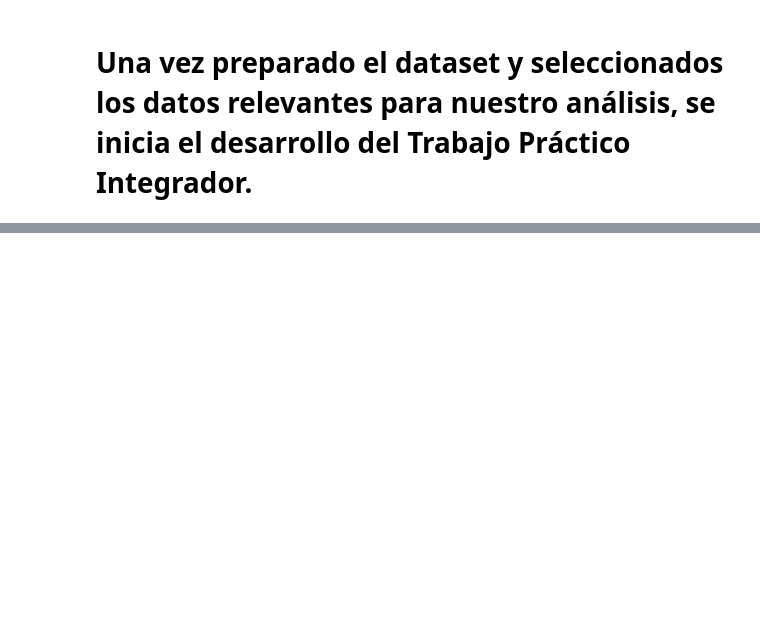
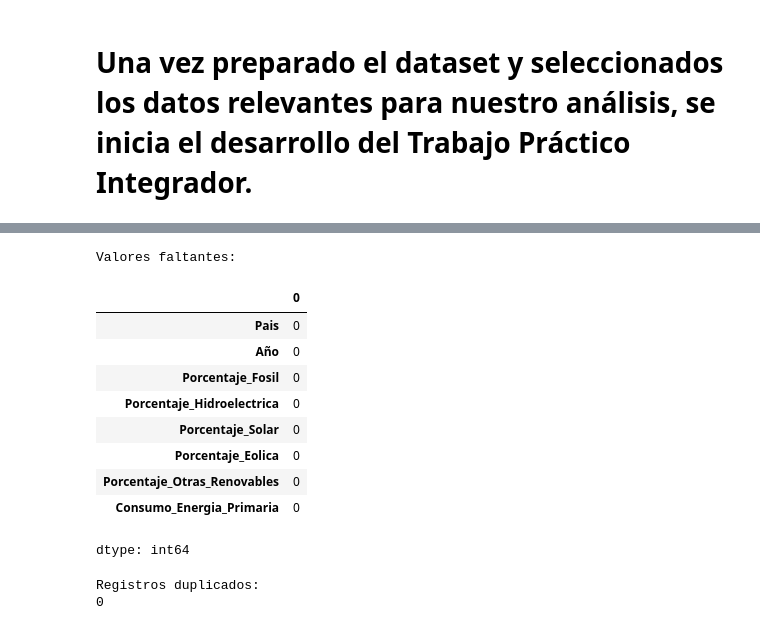
Before and after one commit to dacdemon/ITD, a Jupyter notebook: INTEGRADOR CORIA DAMIAN.ipynb, the cells around one changed output, grey strips where cells are left out. Drawn from its saved outputs; the diff is of its cells as text; code cells hidden in the pictures; blank space fills up the shorter version.

```diff
--- a/INTEGRADOR CORIA DAMIAN.ipynb
+++ b/INTEGRADOR CORIA DAMIAN.ipynb
@@ -158,0 +243,24 @@ Año final: 2024
+# %%
+# Verificamos valores faltantes
+
+print("Valores faltantes:")
+display(df.isnull().sum())
+
+# Verificamos registros duplicados
+
+print("\nRegistros duplicados:")
+print(df.duplicated().sum())
+# %% [output]
+Valores faltantes:
+|  | 0 |
+| Pais | 0 |
+| Año | 0 |
+| Porcentaje_Fosil | 0 |
+| Porcentaje_Hidroelectrica | 0 |
+| Porcentaje_Solar | 0 |
+| Porcentaje_Eolica | 0 |
+| Porcentaje_Otras_Renovables | 0 |
+| Consumo_Energia_Primaria | 0 |
+dtype: int64
+Registros duplicados:
+0
```
Also changed, not shown: parts of 10 cells of this notebook.
